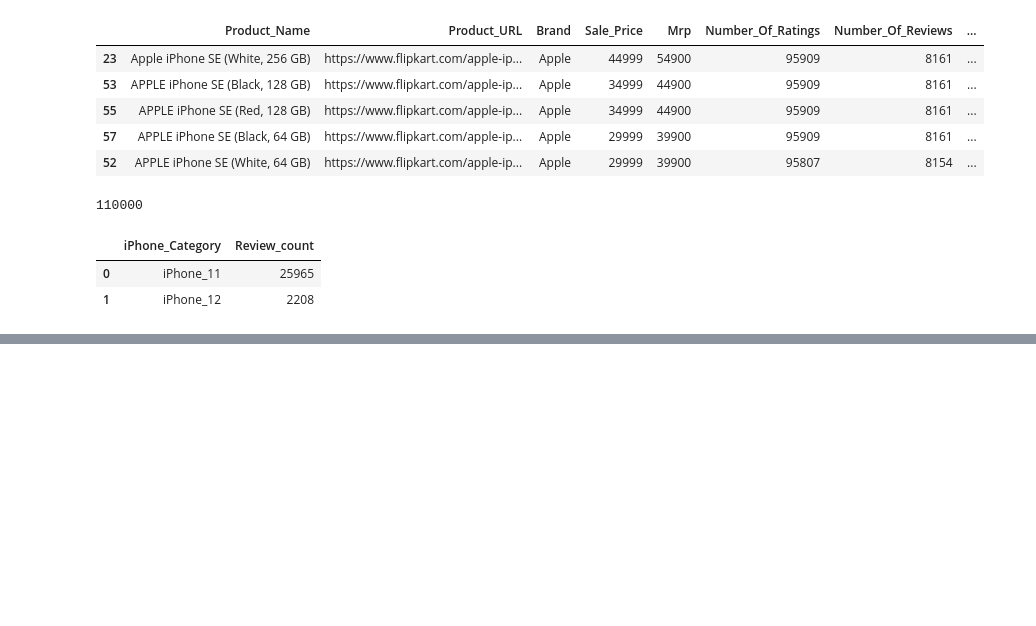
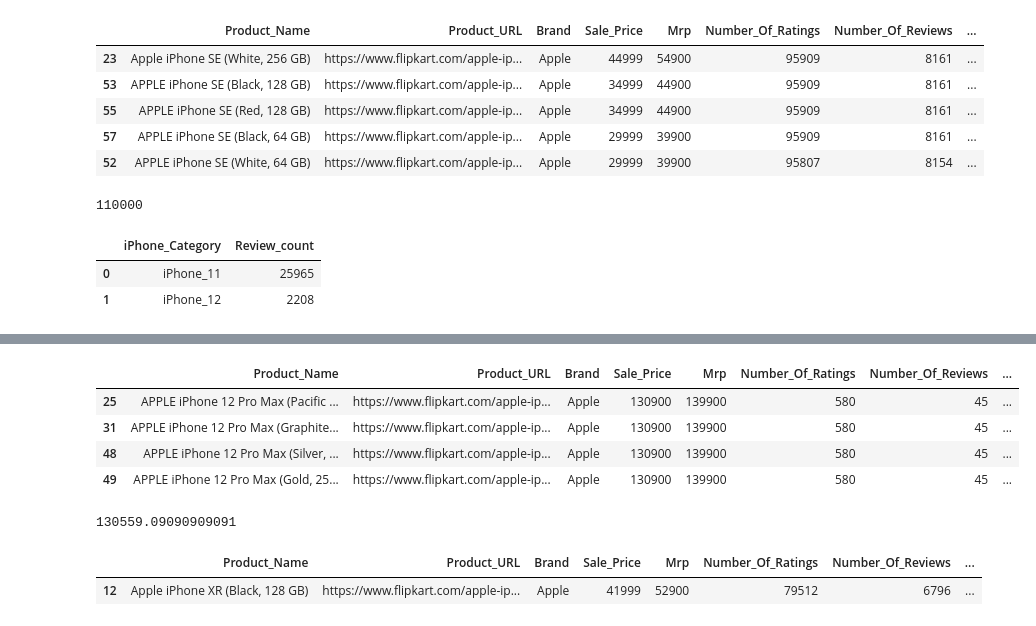
Before and after one commit to Mahak1912/iPhone-Data-Analysis-using-Pandas, a Jupyter notebook: iphone-data-analysis-using-pandas.ipynb, the cells around one changed output, grey strips where cells are left out. Saved outputs shown, nothing was run; the diff lists cells and outputs as text; code cells hidden in the pictures; blank space fills up the shorter version.

```diff
--- a/iphone-data-analysis-using-pandas.ipynb
+++ b/iphone-data-analysis-using-pandas.ipynb
@@ -191,0 +210,26 @@ total_reviews
+# %%
+#which iphone has 3rd highest MRP with rank functions
+df['Rank']=df['Mrp'].rank(method='dense',ascending=False)
+df[df['Rank']==3]
+# %% [output]
+|  | Product_Name | Product_URL | Brand | Sale_Price | Mrp | Number_Of_Ratings | Number_Of_Reviews | ... |
+| 25 | APPLE iPhone 12 Pro Max (Pacific ... | https://www.flipkart.com/apple-ip... | Apple | 130900 | 139900 | 580 | 45 | ... |
+| 31 | APPLE iPhone 12 Pro Max (Graphite... | https://www.flipkart.com/apple-ip... | Apple | 130900 | 139900 | 580 | 45 | ... |
+| 48 | APPLE iPhone 12 Pro Max (Silver, ... | https://www.flipkart.com/apple-ip... | Apple | 130900 | 139900 | 580 | 45 | ... |
+| 49 | APPLE iPhone 12 Pro Max (Gold, 25... | https://www.flipkart.com/apple-ip... | Apple | 130900 | 139900 | 580 | 45 | ... |
+# %%
+#what is the average mrp of iphones which costs above 100,000
+fc=(df['Mrp']>100000)
+df[fc]['Mrp'].mean()
+# %% [output]
+130559.09090909091
+# %%
+#which iphone with 128 GB space has highest ratings to review ratio
+df['Ratio']=df['Number_Of_Ratings']/df['Number_Of_Reviews']
+fc=(df['Ram']=='3 GB')
+df[fc]
+df['rank']=df[fc]['Ratio'].rank(method='dense',ascending=False)
+df[df['rank']==1]
+# %% [output]
+|  | Product_Name | Product_URL | Brand | Sale_Price | Mrp | Number_Of_Ratings | Number_Of_Reviews | ... |
+| 12 | Apple iPhone XR (Black, 128 GB) | https://www.flipkart.com/apple-ip... | Apple | 41999 | 52900 | 79512 | 6796 | ... |
```
Also changed, not shown: parts of 3 cells of this notebook.
